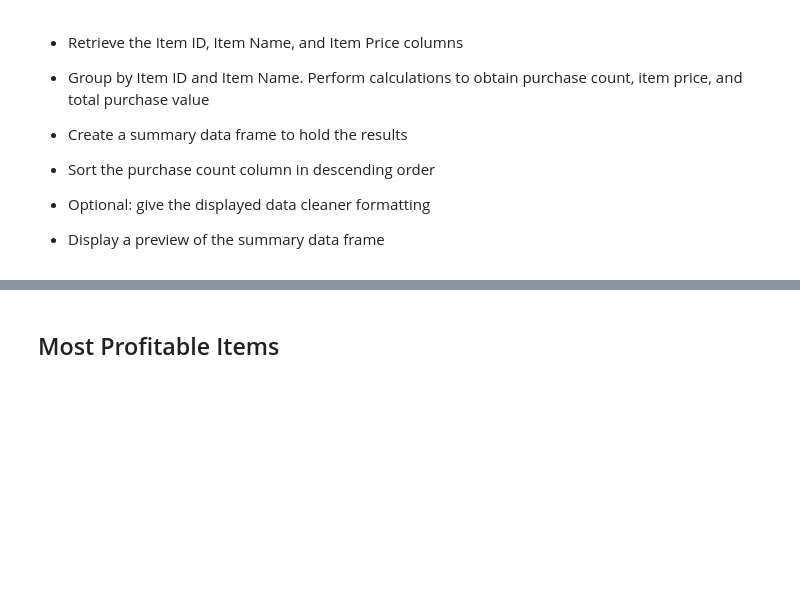
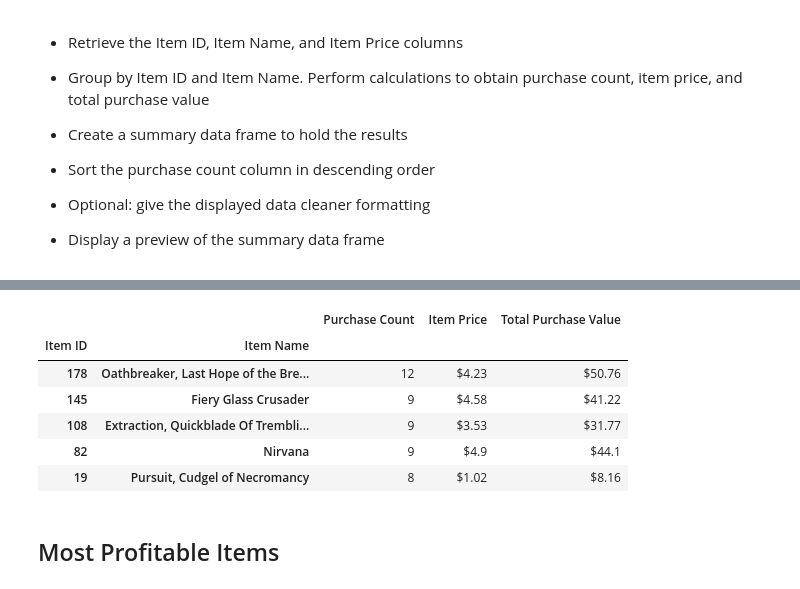
Before and after one commit to mtbulut/Pandas-Challenge-1, a Jupyter notebook: HeroesOfPymoli/HeroesOfPymoli_starter.ipynb, the cells around one changed output, grey strips where cells are left out. Drawn from its saved outputs; the diff is of its cells as text; code cells hidden in the pictures; blank space fills up the shorter version.

Commit message:
Identify top 5 items. Convert price columns to dollars.

```diff
--- a/HeroesOfPymoli/HeroesOfPymoli_starter.ipynb
+++ b/HeroesOfPymoli/HeroesOfPymoli_starter.ipynb
@@ -280,3 +271,24 @@ people_df.sort_values('Purchase Count',ascending=False).head()[['Purchase Count'
+# %%
+item_df = df.groupby(['Item ID','Item Name','Price'])\
+    .agg({'Purchase ID':'count'})\
+    .reset_index(['Price'])\
+    .reindex(columns=['Purchase ID','Price'])\
+    .rename(columns={'Purchase ID':'Purchase Count','Price':'Item Price'})
+item_df['Total Purchase Value'] = item_df['Purchase Count']*item_df['Item Price']
+
+convert = ['Item Price','Total Purchase Value']
+for e in convert:
+    item_df[e] = item_df[e].apply(dollars)
+
+item_df.sort_values('Purchase Count',ascending=False).head()
+# %% [output]
+|  |  | Purchase Count | Item Price | Total Purchase Value |
+| Item ID | Item Name |  |  |  |
+| 178 | Oathbreaker, Last Hope of the Bre... | 12 | $4.23 | $50.76 |
+| 145 | Fiery Glass Crusader | 9 | $4.58 | $41.22 |
+| 108 | Extraction, Quickblade Of Trembli... | 9 | $3.53 | $31.77 |
+| 82 | Nirvana | 9 | $4.9 | $44.1 |
+| 19 | Pursuit, Cudgel of Necromancy | 8 | $1.02 | $8.16 |
 # %% [markdown]
 ## Most Profitable Items
 # %% [markdown]
```
Also changed, not shown: parts of 1 cell of this notebook.
